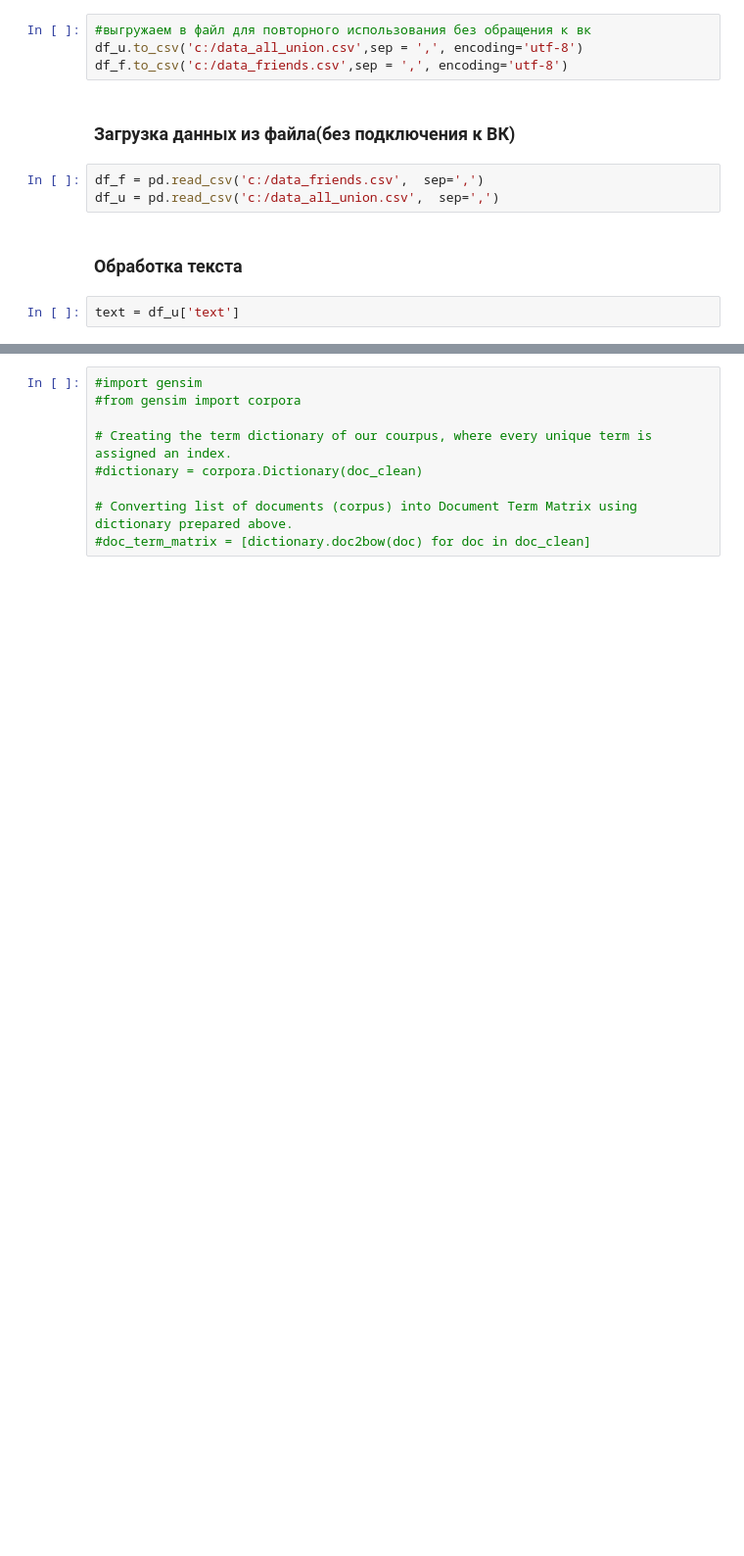
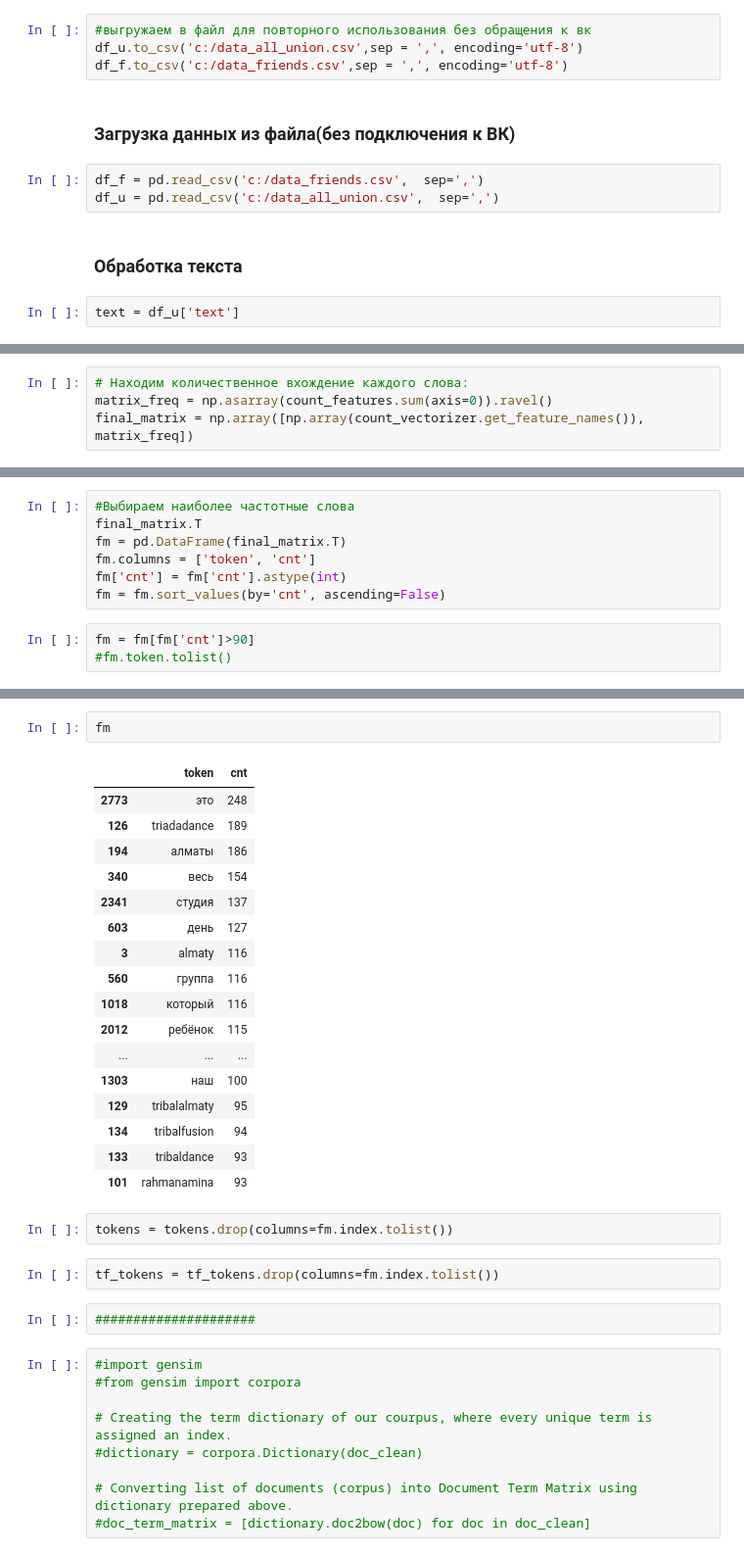
Before and after one commit to Albinamkh21/ds_hw, a Jupyter notebook: nlp_vk.ipynb, the cells around one changed output, grey strips where cells are left out. Shown: that part at 98% size. Drawn from its saved outputs; the diff is of its cells as text; blank space fills up the shorter version.

```diff
--- a/nlp_vk.ipynb
+++ b/nlp_vk.ipynb
@@ -159,0 +228,4 @@ print(doc_clean[149])
+# %%
+# Находим количественное вхождение каждого слова:
+matrix_freq = np.asarray(count_features.sum(axis=0)).ravel()
+final_matrix = np.array([np.array(count_vectorizer.get_feature_names()), matrix_freq])
@@ -159,0 +237,10 @@ print(doc_clean[149])
+# %%
+#Выбираем наиболее частотные слова
+final_matrix.T
+fm = pd.DataFrame(final_matrix.T)
+fm.columns = ['token', 'cnt']
+fm['cnt'] = fm['cnt'].astype(int)
+fm = fm.sort_values(by='cnt', ascending=False)
+# %%
+fm = fm[fm['cnt']>90]
+#fm.token.tolist()
@@ -160,3 +269,29 @@ print(doc_clean[149])
+# %%
+fm
+# %% [output]
+|  | token | cnt |
+| 2773 | это | 248 |
+| 126 | triadadance | 189 |
+| 194 | алматы | 186 |
+| 340 | весь | 154 |
+| 2341 | студия | 137 |
+| 603 | день | 127 |
+| 3 | almaty | 116 |
+| 560 | группа | 116 |
+| 1018 | который | 116 |
+| 2012 | ребёнок | 115 |
+| ... | ... | ... |
+| 1303 | наш | 100 |
+| 129 | tribalalmaty | 95 |
+| 134 | tribalfusion | 94 |
+| 133 | tribaldance | 93 |
+| 101 | rahmanamina | 93 |
+# %%
+tokens = tokens.drop(columns=fm.index.tolist())
+# %%
+tf_tokens = tf_tokens.drop(columns=fm.index.tolist())
+# %%
+#####################
 # %%
 #import gensim
 #from gensim import corpora
```
Also changed, not shown: parts of 36 cells of this notebook.
